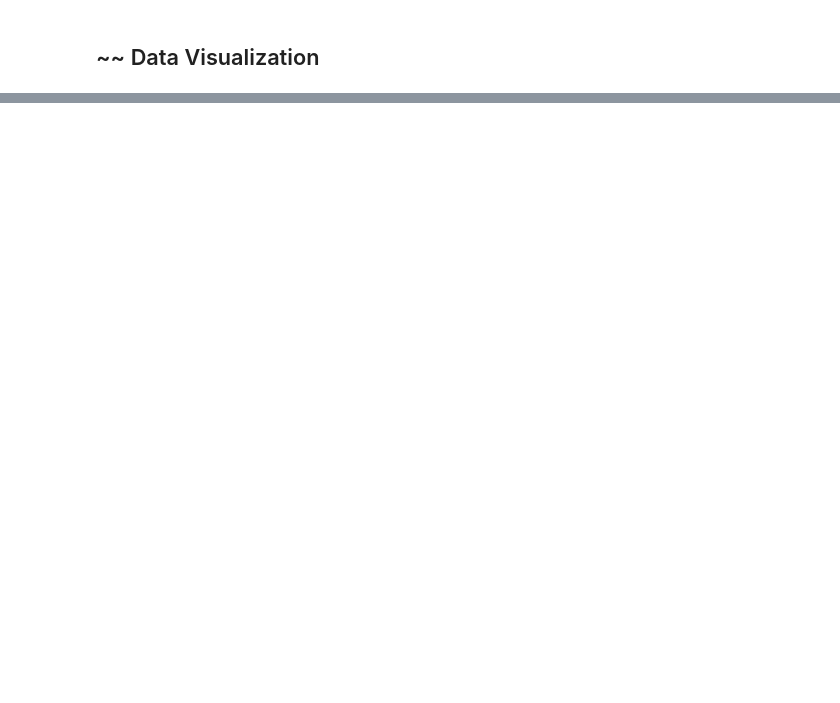
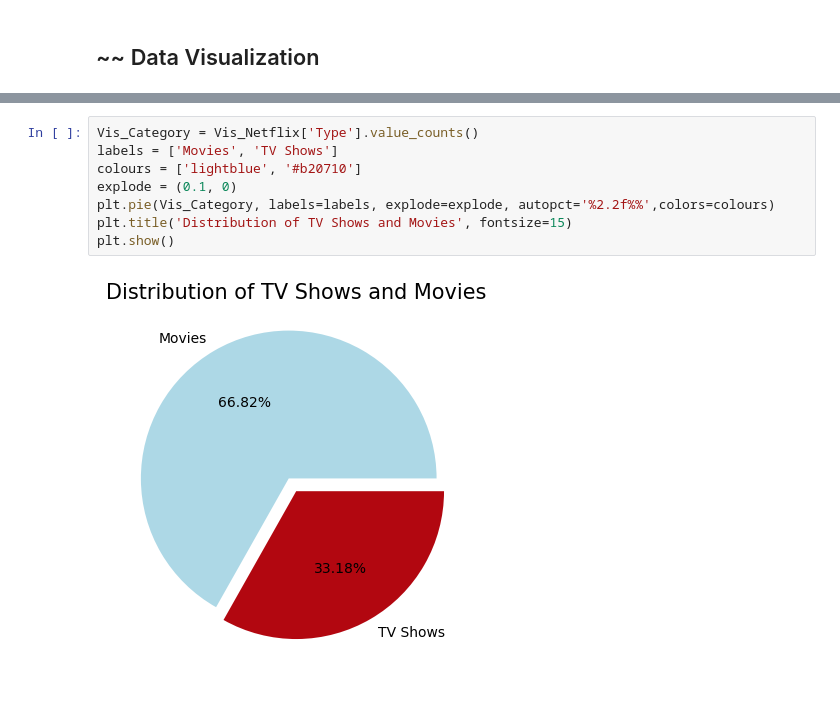
Before and after one commit to gulcan7414/uwa-dataanalytics-project1, a Jupyter notebook: project.ipynb, the cells around one changed output, grey strips where cells are left out. Saved outputs shown, nothing was run; the diff lists cells and outputs as text; blank space fills up the shorter version.

```diff
--- a/project.ipynb
+++ b/project.ipynb
@@ -248,0 +290,10 @@ Vis_Netflix_Drama
+# %%
+Vis_Category = Vis_Netflix['Type'].value_counts()
+labels = ['Movies', 'TV Shows']
+colours = ['lightblue', '#b20710']
+explode = (0.1, 0)
+plt.pie(Vis_Category, labels=labels, explode=explode, autopct='%2.2f%%',colors=colours)
+plt.title('Distribution of TV Shows and Movies', fontsize=15)
+plt.show()
+# %% [output]
+[figure, added]
```
Also changed, not shown: parts of 17 cells of this notebook.
